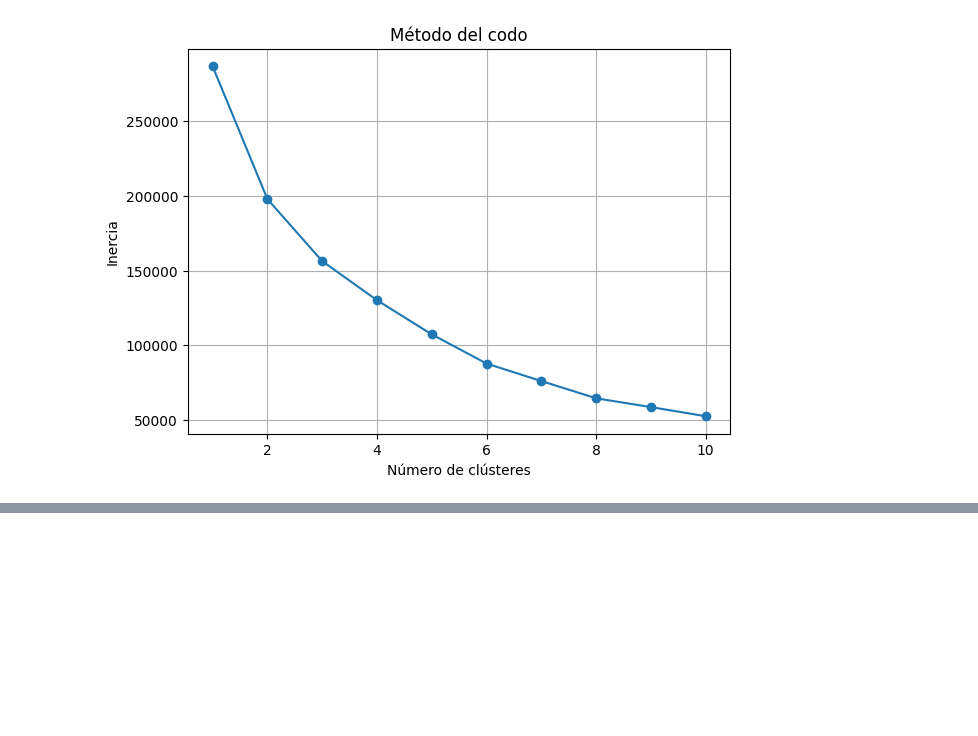
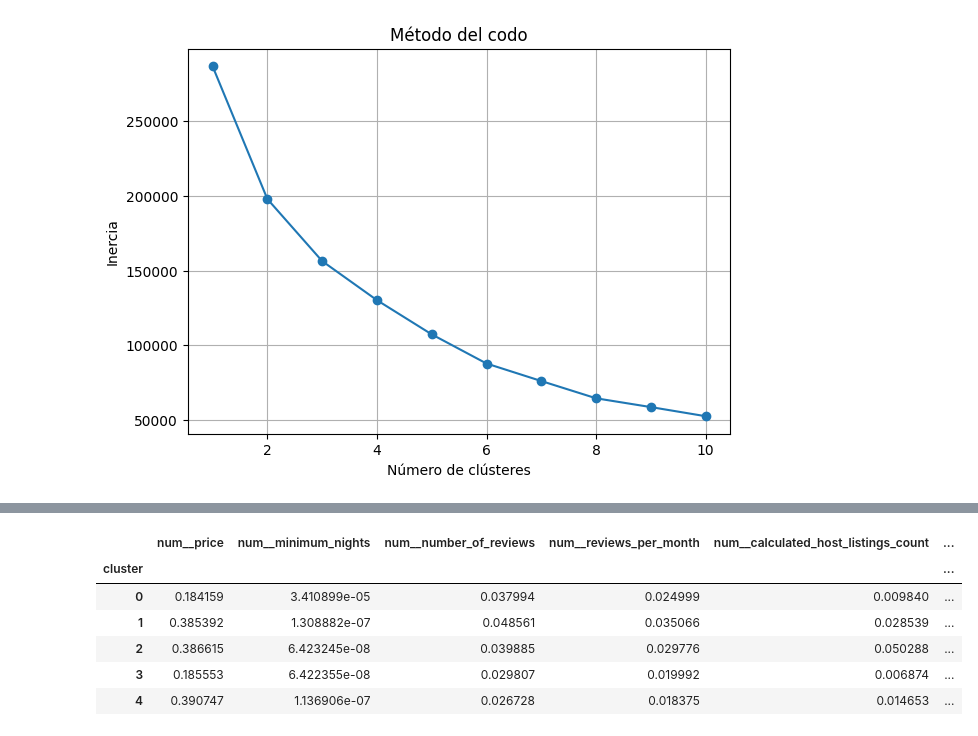
Before and after one commit to HaloReach2552/Proyecto-Data-Science-Airbnb, a Jupyter notebook: proyecto.ipynb, the cells around one changed output, grey strips where cells are left out. Saved outputs shown, nothing was run; the diff lists cells and outputs as text; code cells hidden in the pictures; blank space fills up the shorter version.

```diff
--- a/proyecto.ipynb
+++ b/proyecto.ipynb
@@ -495,0 +563,14 @@ plt.show()
+# %%
+datos_segmentacion = X_df.copy()
+
+datos_segmentacion["cluster"] = clusters
+# %%
+datos_segmentacion.groupby("cluster").mean()
+# %% [output]
+|  | num__price | num__minimum_nights | num__number_of_reviews | num__reviews_per_month | num__calculated_host_listings_count | ... |
+| cluster |  |  |  |  |  | ... |
+| 0 | 0.184159 | 3.410899e-05 | 0.037994 | 0.024999 | 0.009840 | ... |
+| 1 | 0.385392 | 1.308882e-07 | 0.048561 | 0.035066 | 0.028539 | ... |
+| 2 | 0.386615 | 6.423245e-08 | 0.039885 | 0.029776 | 0.050288 | ... |
+| 3 | 0.185553 | 6.422355e-08 | 0.029807 | 0.019992 | 0.006874 | ... |
+| 4 | 0.390747 | 1.136906e-07 | 0.026728 | 0.018375 | 0.014653 | ... |
```
Also changed, not shown: parts of 4 cells of this notebook.
